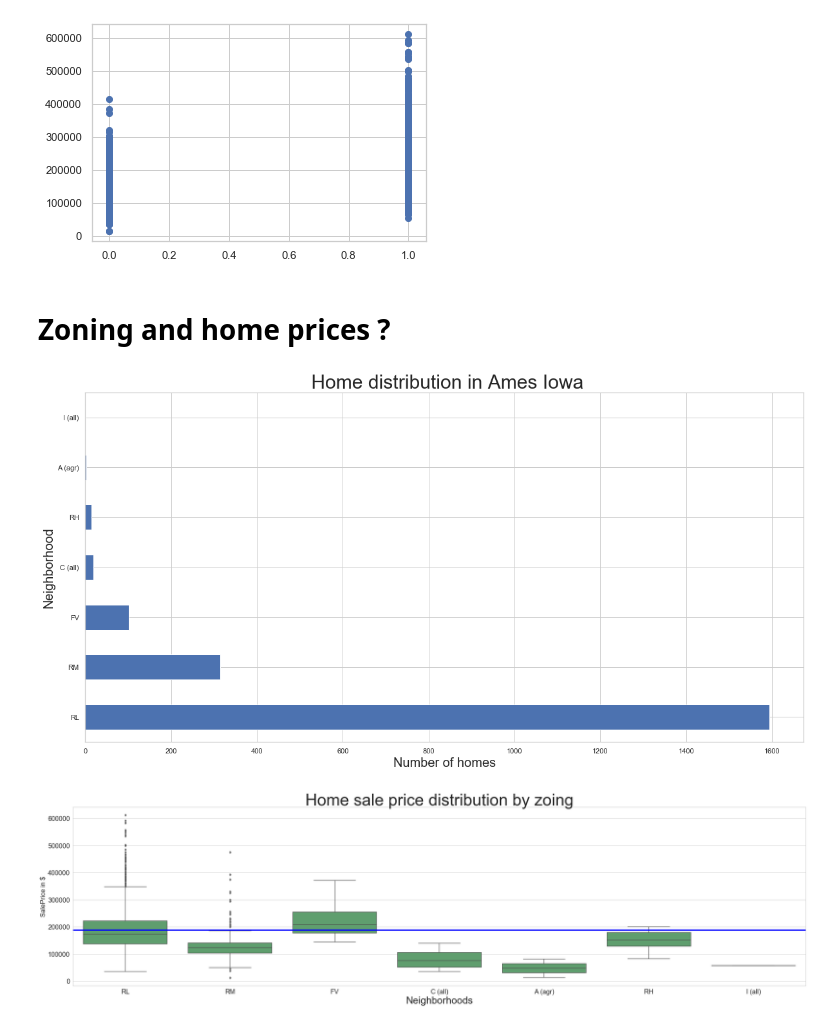
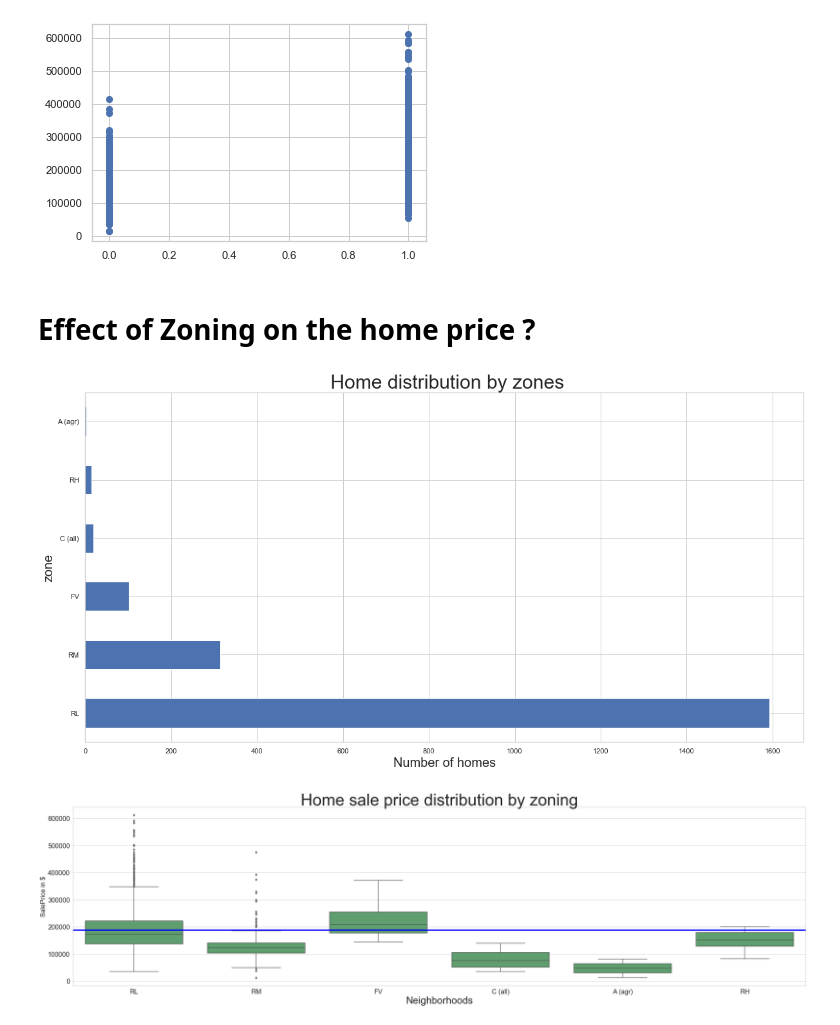
Before and after one commit to meghazavar/predict-_home_prices_regression, a Jupyter notebook: code/02 -EDA.ipynb, the cells around one changed output. Drawn from its saved outputs; the diff is of its cells as text; code cells hidden in the pictures.

```diff
--- a/code/02 -EDA.ipynb
+++ b/code/02 -EDA.ipynb
@@ -23,0 +117,3 @@ Series([], dtype: float64)
+# %%
+# deleting the two homes with no sew, not good representaion
+train_cleaned_df =train_cleaned_df[train_cleaned_df['ord_Utilities'] == 'AllPub']
@@ -152,38 +282,38 @@ plt.scatter (train_cleaned_df['f_new_or_remodeled'],train_cleaned_df["SalePrice"
 <matplotlib.collections.PathCollection at 0x...>
 [figure]
 # %% [markdown]
-#  Zoning and home prices ?
+#  Effect of Zoning on  the home price ?
 # %%
 #Looking at the relation between zoining and  home prices I would have expected that home prices
 #in commeritial will be higher than residential
 # %%
 train_cleaned_df['MS Zoning'].value_counts().head(30).plot(kind='barh', figsize=(20,10),sort_columns=False)
 plt.xlabel('Number of homes' ,fontsize=20)
-plt.ylabel('Neighborhood' ,fontsize=20)
-plt.title(" Home distribution in Ames Iowa", fontsize=30);
+plt.ylabel('zone' ,fontsize=20)
+plt.title(" Home distribution by zones", fontsize=30);
 # %% [output]
-[figure, old version]
+[figure, new version]
 # %%
 plt.figure(figsize=(40,10))
 sns.set(style="whitegrid")
 aff_c = 'blue'
 low_cost_c ='orange'
 my_pal = {'C (all)' :'g', 'FV' :'g', 'RH' :'g' , 'RV' :aff_c , 'RL' :'g' ,
           'I (all)' :'g','RP' :'g', 'RM' :'g','A (agr)':'g'}
 
 b= sns.boxplot(
     data=train_cleaned_df,
     x='MS Zoning',
     y='SalePrice',
     color='green', palette =my_pal);
 
-b.axes.set_title("Home sale price distribution by zoing",fontsize=50)
+b.axes.set_title("Home sale price distribution by zoning",fontsize=50)
 b.set_xlabel("Neighborhoods",fontsize=30)
 b.set_ylabel("SalePrice in $",fontsize=20)
 b.tick_params(labelsize=20)
 b.axes.axhline(188000,ls='-', color ="blue",linewidth=4);
 # %% [output]
-[figure, old version]
+[figure, new version]
 # %%
 plt.figure(figsize=(6,8))
 plt.scatter(train_cleaned_df['MS Zoning'],train_cleaned_df['Neighborhood'])
```
Also changed, not shown: parts of 51 cells of this notebook, 8 other files.
